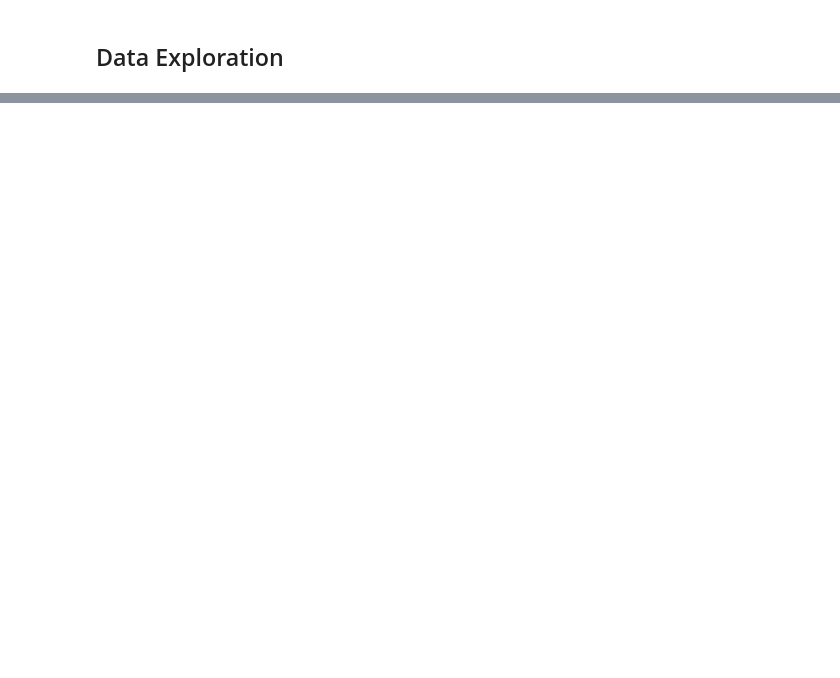
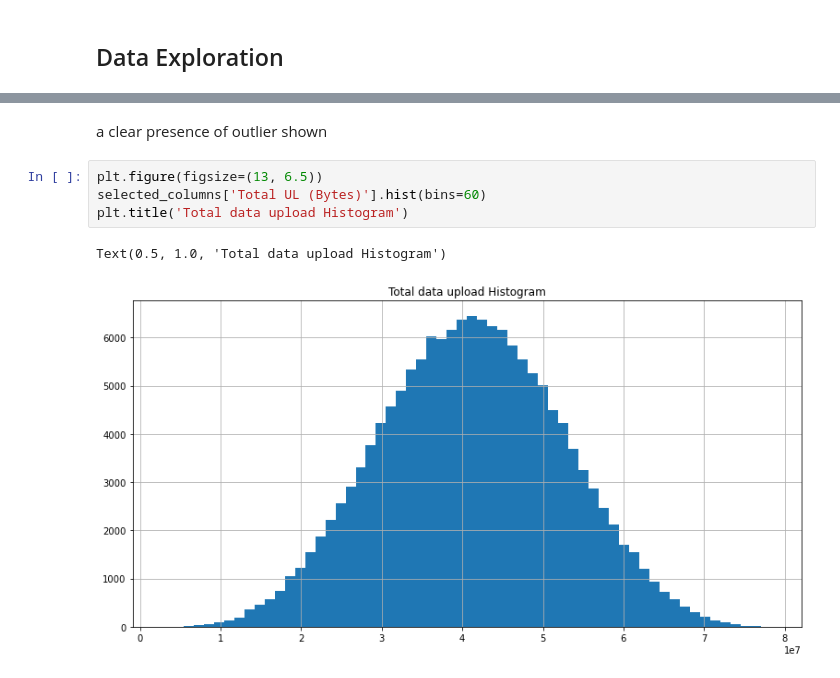
Before and after one commit to khaiyra/TellCo-Analysis, a Jupyter notebook: notebooks/User-Overview-Analysis.ipynb, the cells around one changed output, grey strips where cells are left out. Cells and saved outputs as stored; diff of their text form; blank space fills up the shorter version.

```diff
--- a/notebooks/User-Overview-Analysis.ipynb
+++ b/notebooks/User-Overview-Analysis.ipynb
@@ -470,0 +643,9 @@ To_Do:
+# %% [markdown]
+a clear presence of outlier shown
+# %%
+plt.figure(figsize=(13, 6.5))
+selected_columns['Total UL (Bytes)'].hist(bins=60)
+plt.title('Total data upload Histogram')
+# %% [output]
+Text(0.5, 1.0, 'Total data upload Histogram')
+[figure, added]
```
Also changed, not shown: parts of 49 cells of this notebook.
